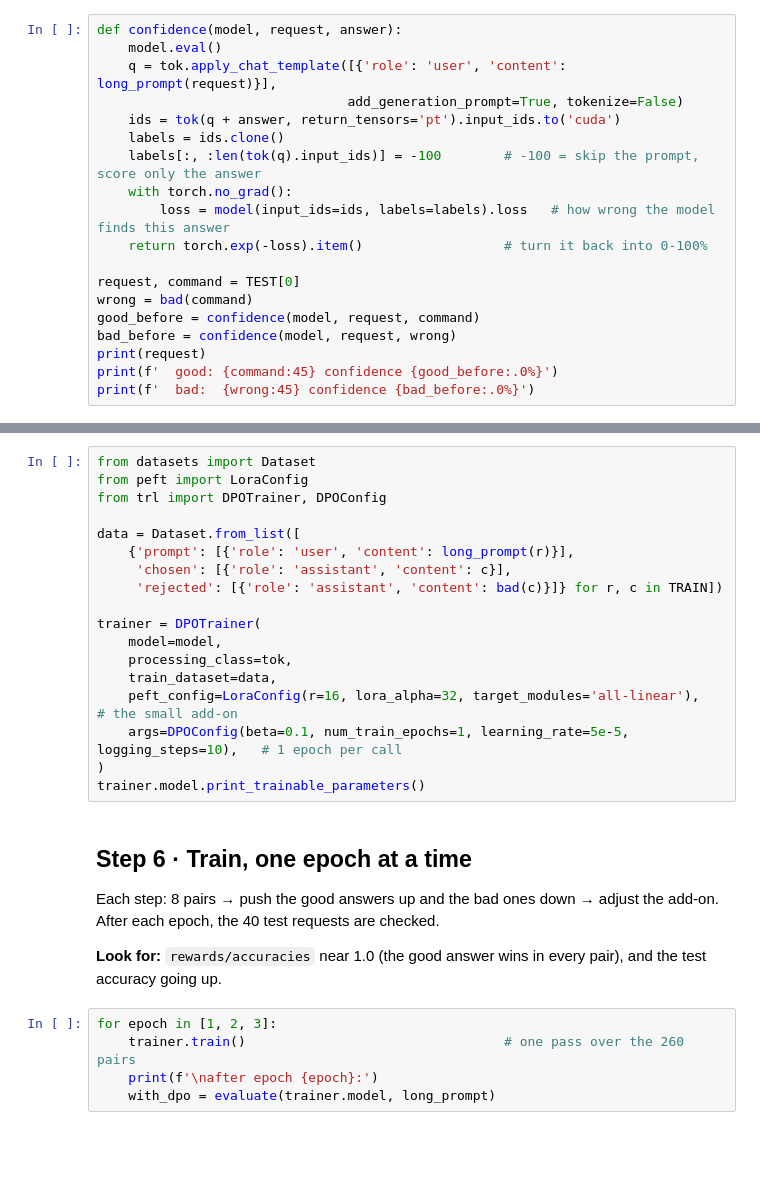
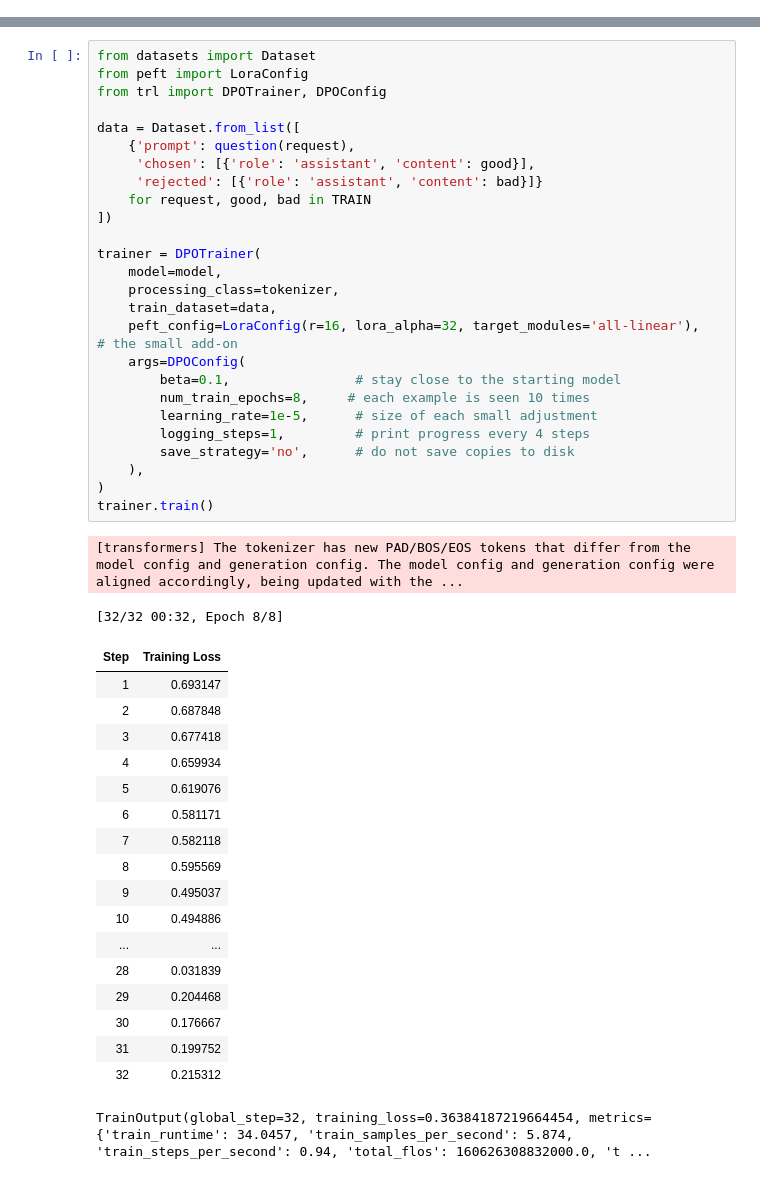
Before and after one commit to Mishagk/Case-Fine-Tuning, a Jupyter notebook: 2_dpo.ipynb, the cells around one changed output, grey strips where cells are left out. Saved outputs shown, nothing was run; the diff lists cells and outputs as text; blank space fills up the shorter version.

```diff
--- a/2_dpo.ipynb
+++ b/2_dpo.ipynb
@@ -136,19 +23,0 @@ DPO raises the first and lowers the second.
-# %%
-def confidence(model, request, answer):
-    model.eval()
-    q = tok.apply_chat_template([{'role': 'user', 'content': long_prompt(request)}],
-                                add_generation_prompt=True, tokenize=False)
-    ids = tok(q + answer, return_tensors='pt').input_ids.to('cuda')
-    labels = ids.clone()
-    labels[:, :len(tok(q).input_ids)] = -100        # -100 = skip the prompt, score only the answer
-    with torch.no_grad():
-        loss = model(input_ids=ids, labels=labels).loss   # how wrong the model finds this answer
-    return torch.exp(-loss).item()                  # turn it back into 0-100%
-
-request, command = TEST[0]
-wrong = bad(command)
-good_before = confidence(model, request, command)
-bad_before = confidence(model, request, wrong)
-print(request)
-print(f'  good: {command:45} confidence {good_before:.0%}')
-print(f'  bad:  {wrong:45} confidence {bad_before:.0%}')
@@ -159,29 +106,47 @@ The reference is the same model with the add-on switched off, so no second copy
 # %%
 from datasets import Dataset
 from peft import LoraConfig
 from trl import DPOTrainer, DPOConfig
 
 data = Dataset.from_list([
-    {'prompt': [{'role': 'user', 'content': long_prompt(r)}],
-     'chosen': [{'role': 'assistant', 'content': c}],
-     'rejected': [{'role': 'assistant', 'content': bad(c)}]} for r, c in TRAIN])
+    {'prompt': question(request),
+     'chosen': [{'role': 'assistant', 'content': good}],
+     'rejected': [{'role': 'assistant', 'content': bad}]}
+    for request, good, bad in TRAIN
+])
 
 trainer = DPOTrainer(
     model=model,
-    processing_class=tok,
+    processing_class=tokenizer,
     train_dataset=data,
     peft_config=LoraConfig(r=16, lora_alpha=32, target_modules='all-linear'),   # the small add-on
-    args=DPOConfig(beta=0.1, num_train_epochs=1, learning_rate=5e-5, logging_steps=10),   # 1 epoch per call
+    args=DPOConfig(
+        beta=0.1,                # stay close to the starting model
+        num_train_epochs=8,     # each example is seen 10 times
+        learning_rate=1e-5,      # size of each small adjustment
+        logging_steps=1,         # print progress every 4 steps
+        save_strategy='no',      # do not save copies to disk
+    ),
 )
-trainer.model.print_trainable_parameters()
+trainer.train()
+# %% [output]
+[transformers] The tokenizer has new PAD/BOS/EOS tokens that differ from the model config and generation config. The model config and generation config were aligned accordingly, being updated with the ...
+[32/32 00:32, Epoch 8/8]
+| Step | Training Loss |
+| 1 | 0.693147 |
+| 2 | 0.687848 |
+| 3 | 0.677418 |
+| 4 | 0.659934 |
+| 5 | 0.619076 |
+| 6 | 0.581171 |
+| 7 | 0.582118 |
+| 8 | 0.595569 |
+| 9 | 0.495037 |
+| 10 | 0.494886 |
+| ... | ... |
+| 28 | 0.031839 |
+| 29 | 0.204468 |
+| 30 | 0.176667 |
+| 31 | 0.199752 |
+| 32 | 0.215312 |
+TrainOutput(global_step=32, training_loss=0.36384187219664454, metrics={'train_runtime': 34.0457, 'train_samples_per_second': 5.874, 'train_steps_per_second': 0.94, 'total_flos': 160626308832000.0, 't ...
-# %% [markdown]
-## Step 6 · Train, one epoch at a time
-Each step: 8 pairs → push the good answers up and the bad ones down → adjust the add-on.
-After each epoch, the 40 test requests are checked.
-
-**Look for:** `rewards/accuracies` near 1.0 (the good answer wins in every pair), and the test accuracy going up.
-# %%
-for epoch in [1, 2, 3]:
-    trainer.train()                                 # one pass over the 260 pairs
-    print(f'\nafter epoch {epoch}:')
-    with_dpo = evaluate(trainer.model, long_prompt)
```
Also changed, not shown: parts of 21 cells of this notebook, 8 other files.
